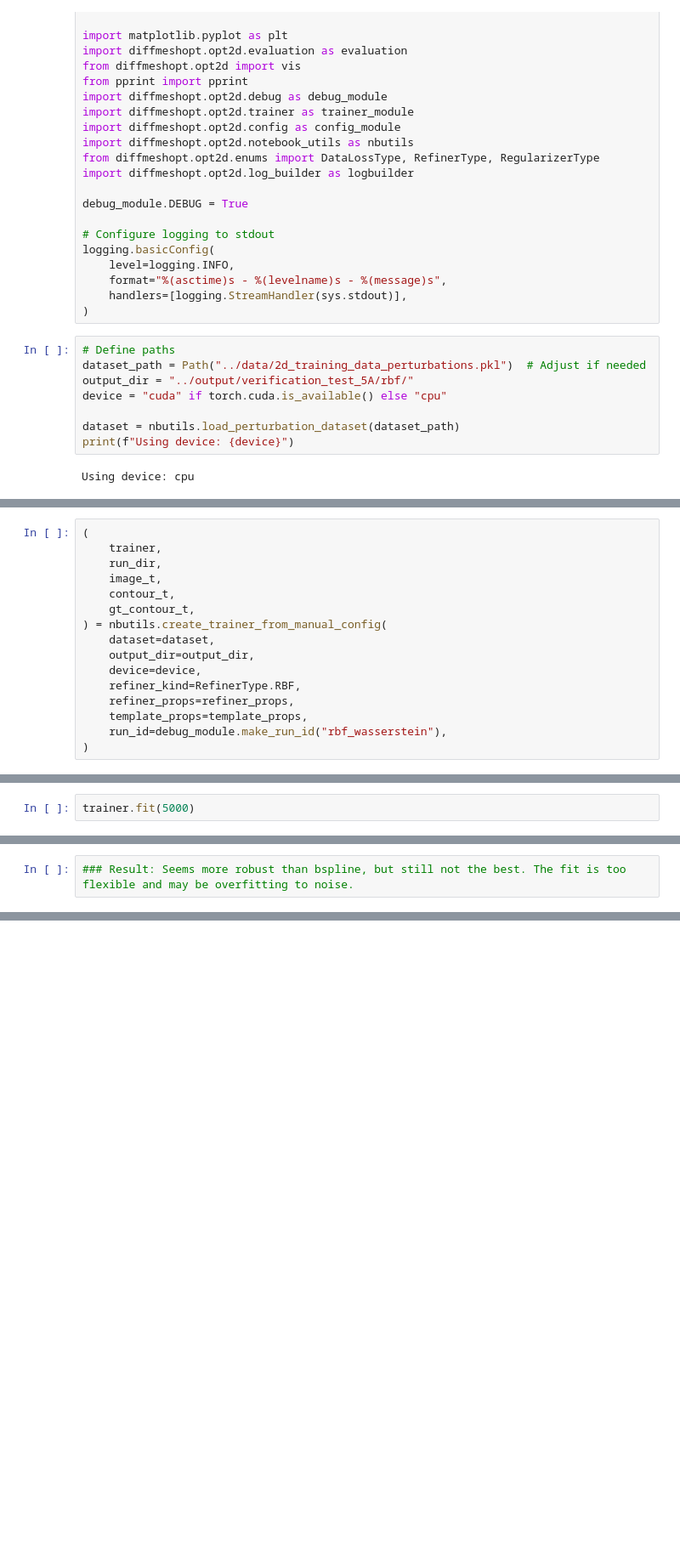
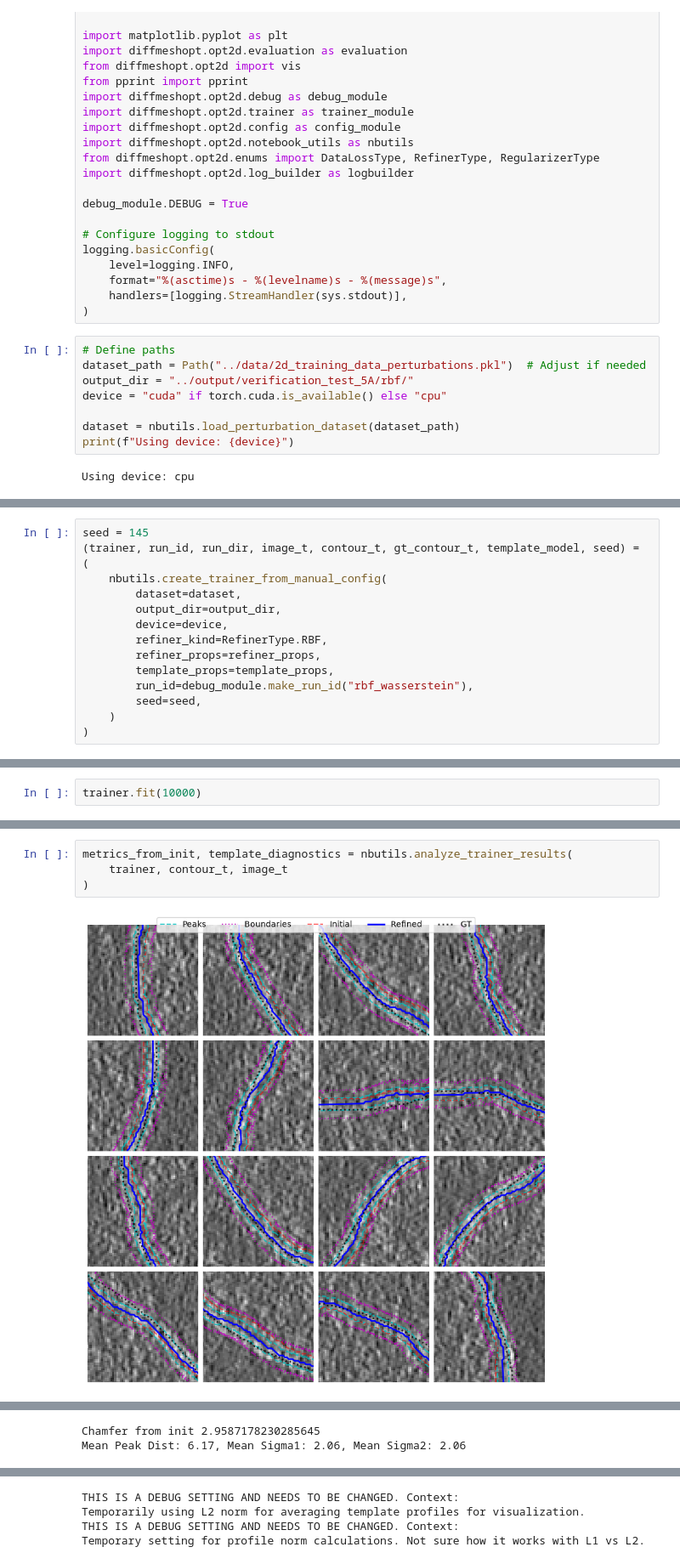
Before and after one commit to saugatkandel/diffmeshopt, a Jupyter notebook: notebooks/perturbed_search_rbf_s3p5_wasserstein.ipynb, the cells around one changed output, grey strips where cells are left out. Shown at 85% size. Saved outputs shown, nothing was run; the diff lists cells and outputs as text; blank space fills up the shorter version.

```diff
--- a/notebooks/perturbed_search_rbf_s3p5_wasserstein.ipynb
+++ b/notebooks/perturbed_search_rbf_s3p5_wasserstein.ipynb
@@ -62,20 +65,18 @@ refiner_props = refiner_props.replace(
 template_props = nbutils.DEFAULT_TEMPLATE_PROPS
 template_props = template_props.replace(smoothness_window_size=5, min_peak_ratio=3.0)
 # %%
-(
-    trainer,
-    run_dir,
-    image_t,
-    contour_t,
-    gt_contour_t,
-) = nbutils.create_trainer_from_manual_config(
-    dataset=dataset,
-    output_dir=output_dir,
-    device=device,
-    refiner_kind=RefinerType.RBF,
-    refiner_props=refiner_props,
-    template_props=template_props,
-    run_id=debug_module.make_run_id("rbf_wasserstein"),
+seed = 145
+(trainer, run_id, run_dir, image_t, contour_t, gt_contour_t, template_model, seed) = (
+    nbutils.create_trainer_from_manual_config(
+        dataset=dataset,
+        output_dir=output_dir,
+        device=device,
+        refiner_kind=RefinerType.RBF,
+        refiner_props=refiner_props,
+        template_props=template_props,
+        run_id=debug_module.make_run_id("rbf_wasserstein"),
+        seed=seed,
+    )
 )
 # %% [output]
 Computing contour metrics between GT and initial contour...
@@ -90,5 +91,5 @@ TPU available: False, using: 0 TPU cores
 /Users/saugat/code/diffmeshopt/.venv/lib/python3.14/site-packages/lightning/pytorch/trainer/setup.py:175: GPU available but not used. You can set it by doing `Trainer(accelerator='gpu')`.
 💡 Tip: For seamless cloud logging and experiment tracking, try installing [litlogger](https://pypi.org/project/litlogger/) to enable LitLogger, which logs metrics and artifacts automatically to the Li ...
 # %%
-trainer.fit(5000)
+trainer.fit(10000)
 # %% [output]
@@ -327,2 +100,6 @@ Temporary setting for profile norm calculations. Not sure how it works with L1 v
-# %%
-### Result: Seems more robust than bspline, but still not the best. The fit is too flexible and may be overfitting to noise.
+# %%
+metrics_from_init, template_diagnostics = nbutils.analyze_trainer_results(
+    trainer, contour_t, image_t
+)
+# %% [output]
+[figure, added]
@@ -328,0 +107,2 @@ Temporary setting for profile norm calculations. Not sure how it works with L1 v
+Chamfer from init 2.9587178230285645
+Mean Peak Dist: 6.17, Mean Sigma1: 2.06, Mean Sigma2: 2.06
@@ -328,0 +111,4 @@ Temporary setting for profile norm calculations. Not sure how it works with L1 v
+THIS IS A DEBUG SETTING AND NEEDS TO BE CHANGED. Context:
+Temporarily using L2 norm for averaging template profiles for visualization.
+THIS IS A DEBUG SETTING AND NEEDS TO BE CHANGED. Context:
+Temporary setting for profile norm calculations. Not sure how it works with L1 vs L2.
```
Also changed, not shown: parts of 11 cells of this notebook, 21 other files.
